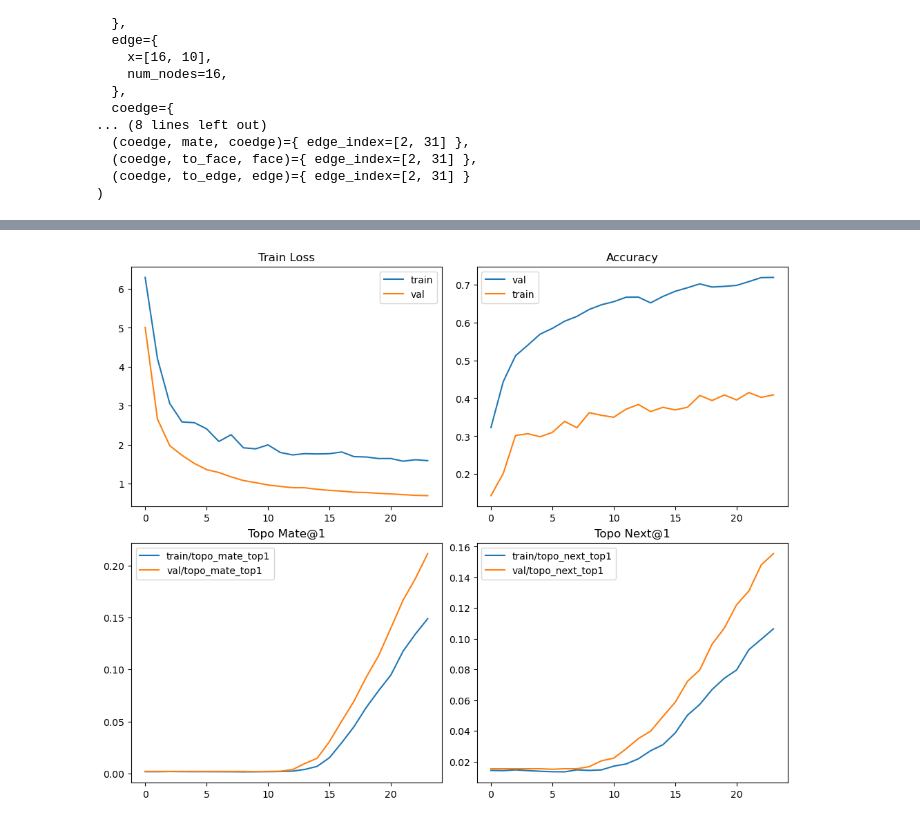
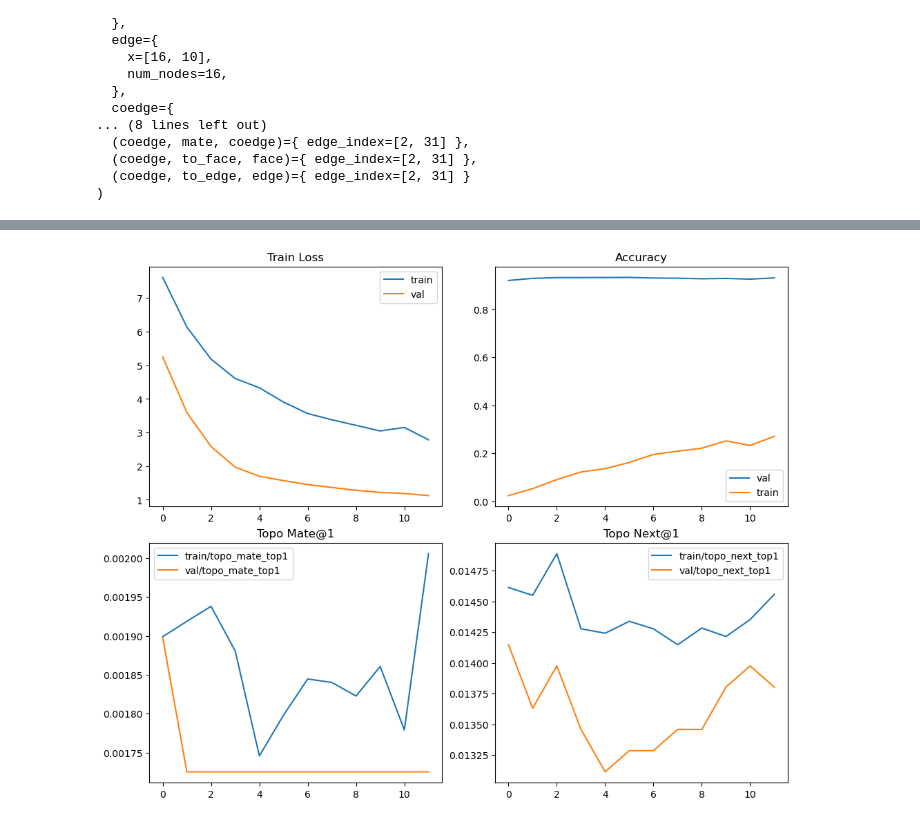
Before and after one commit to SergeyKrasnoslobodtsev/Fusion-3D-CNN, a Jupyter notebook: notebooks/ssl_graph_brep_train.ipynb, the cells around one changed output, grey strips where cells are left out. Saved outputs shown, nothing was run; the diff lists cells and outputs as text; code cells hidden in the pictures.

```diff
--- a/notebooks/ssl_graph_brep_train.ipynb
+++ b/notebooks/ssl_graph_brep_train.ipynb
@@ -131,11 +147,11 @@ SystemExit: 1
 # %%
 from src.modeling.ssl_graph_brep import plots
 
-metrics_csv = REPORTS_DIR / "ssl_brep" / "version_1" / "metrics.csv"
+metrics_csv = REPORTS_DIR / "ssl_brep" / "version_3" / "metrics.csv"
 
 plots.plot_training_curves(metrics_csv)
 # %% [output]
-[figure, old version]
+[figure, new version]
 # %%
 from src.modeling.ssl_graph_brep.inference import extract_embeddings, topk_similar, search_by_name
 
```
Also changed, not shown: parts of 5 cells of this notebook, 4 other files.
